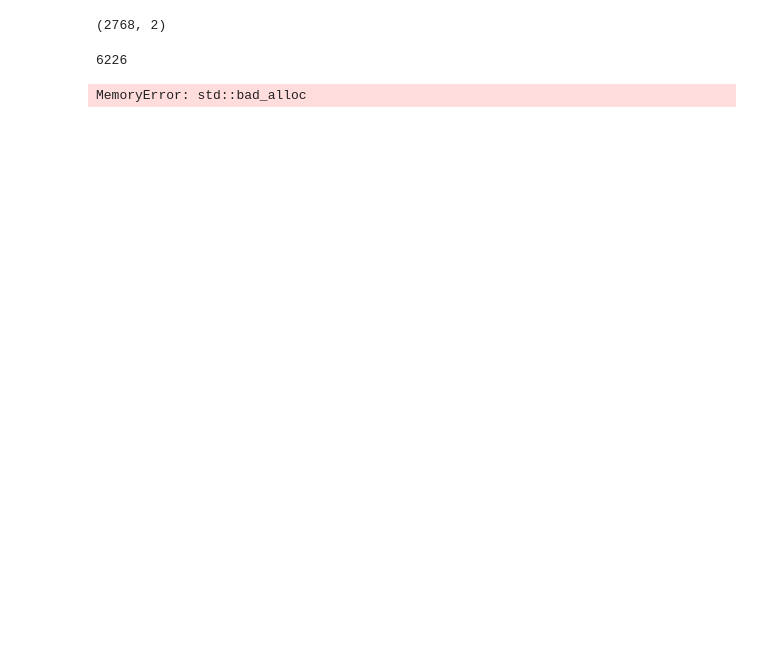
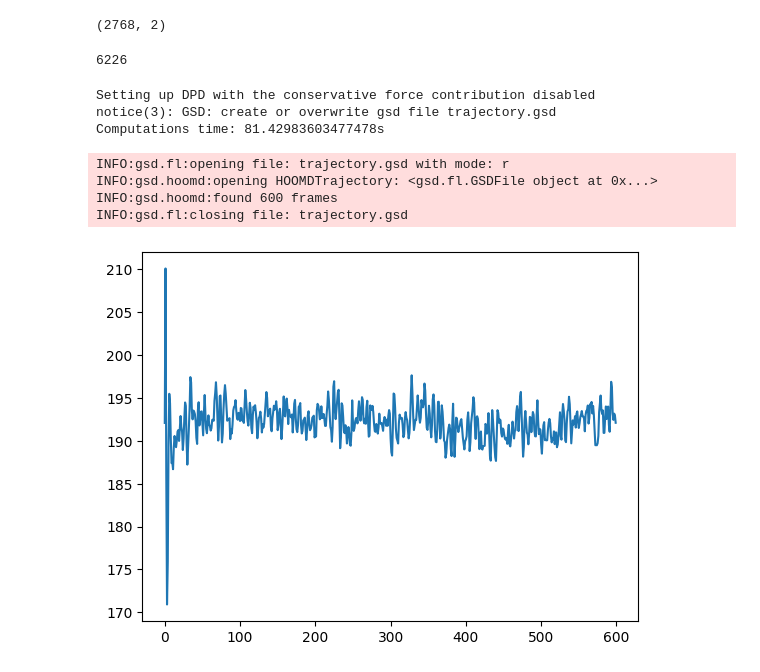
Before and after one commit to 4dn-hack-team9-2024/sc-polychrom, a Jupyter notebook: 01_hoomd_model.ipynb, the cells around one changed output. Drawn from its saved outputs; the diff is of its cells as text; code cells hidden in the pictures; blank space fills up the shorter version.

```diff
--- a/01_hoomd_model.ipynb
+++ b/01_hoomd_model.ipynb
@@ -166,7 +164,7 @@ sum( chrom_sizes )
 6226
 # %%
 start_time = time.time()
-snap = simulate(number_of_iterations=6e3,
+snap = simulate(number_of_iterations=6e5,
                 chromosome_sizes=chrom_sizes,
                 dpd=True,
                 contact_list=contacts,
@@ -175,11 +173,18 @@ snap = simulate(number_of_iterations=6e3,
 end_time = time.time()
 print(f"Computations time: {end_time-start_time}s")
 # %% [output]
-MemoryError: std::bad_alloc
+Setting up DPD with the conservative force contribution disabled
+notice(3): GSD: create or overwrite gsd file trajectory.gsd
+Computations time: 81.42983603477478s
 # %%
-# trajectory = gsd.hoomd.open('trajectory.gsd', 'r')
-# rg2 = np.zeros(len(trajectory))
+trajectory = gsd.hoomd.open('trajectory.gsd', 'r')
+rg2 = np.zeros(len(trajectory))
 
-# for i, snap in enumerate(trajectory):
-#     positions = unwrap_coordinates(snap)
-#     rg2[i] = polymer_analyses.Rg2(positions)
+for i, snap in enumerate(trajectory):
+    positions = unwrap_coordinates(snap)
+    rg2[i] = polymer_analyses.Rg2(positions)
+# %% [output]
+INFO:gsd.fl:opening file: trajectory.gsd with mode: r
+INFO:gsd.hoomd:opening HOOMDTrajectory: <gsd.fl.GSDFile object at 0x...>
+INFO:gsd.hoomd:found 600 frames
+INFO:gsd.fl:closing file: trajectory.gsd
@@ -188,4 +191,6 @@ MemoryError: std::bad_alloc
 # %%
-# plt.plot(rg2)
-# plt.show()
+plt.plot(rg2)
+plt.show()
+# %% [output]
+[figure, added]
 # %%
```
Also changed, not shown: parts of 34 cells of this notebook, 1 other file.
